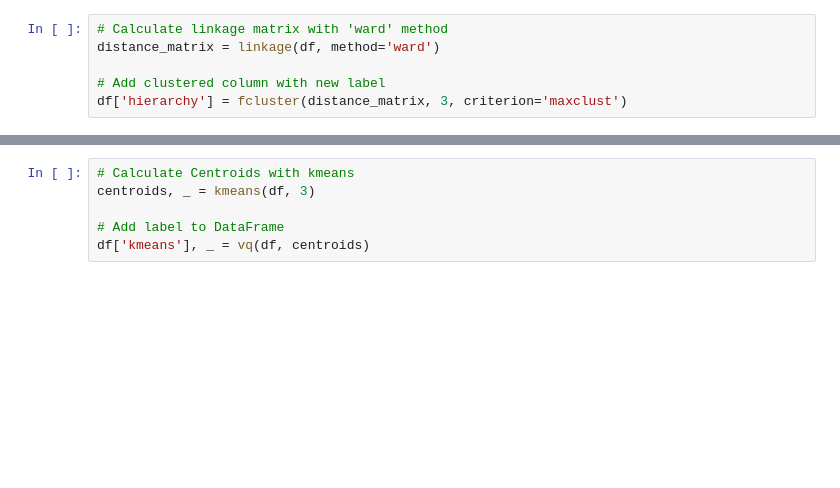
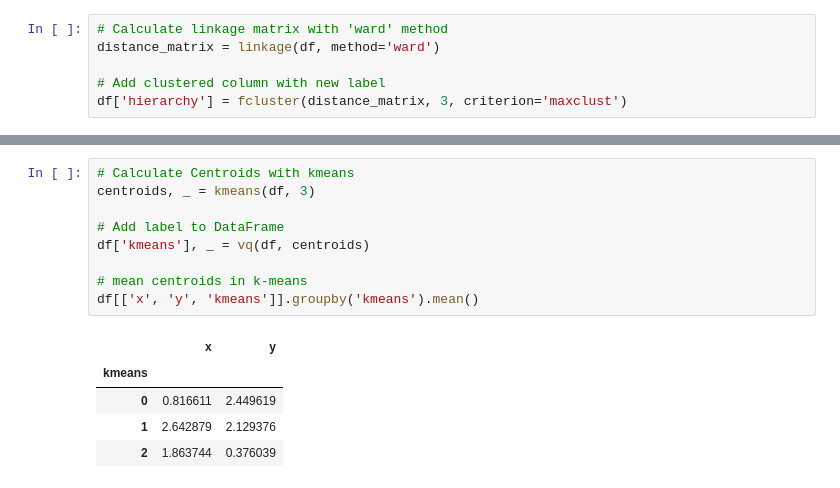
Before and after one commit to VictorCalderon/data-snippets, a Jupyter notebook: MachineLearning/UnsupervisedML.ipynb, the cells around one changed output, grey strips where cells are left out. Cells and saved outputs as stored; diff of their text form; blank space fills up the shorter version.

```diff
--- a/MachineLearning/UnsupervisedML.ipynb
+++ b/MachineLearning/UnsupervisedML.ipynb
@@ -39,9 +42,18 @@ plt.show()
 # %%
 # Calculate Centroids with kmeans
 centroids, _ = kmeans(df, 3)
 
 # Add label to DataFrame
 df['kmeans'], _ = vq(df, centroids)
+
+# mean centroids in k-means
+df[['x', 'y', 'kmeans']].groupby('kmeans').mean()
+# %% [output]
+|  | x | y |
+| kmeans |  |  |
+| 0 | 0.816611 | 2.449619 |
+| 1 | 2.642879 | 2.129376 |
+| 2 | 1.863744 | 0.376039 |
 # %%
 # Visualize Kmeans Clusters
 sns.scatterplot(x='x', y='y', hue='kmeans', data=df)
```
Also changed, not shown: parts of 5 cells of this notebook.
